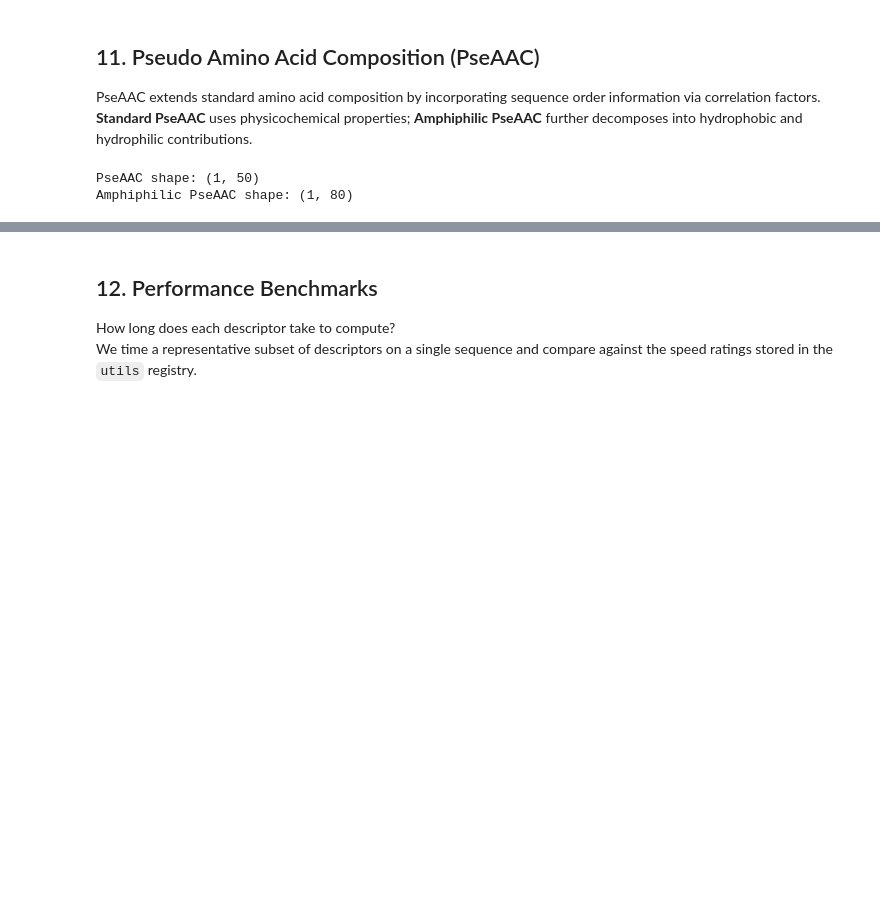
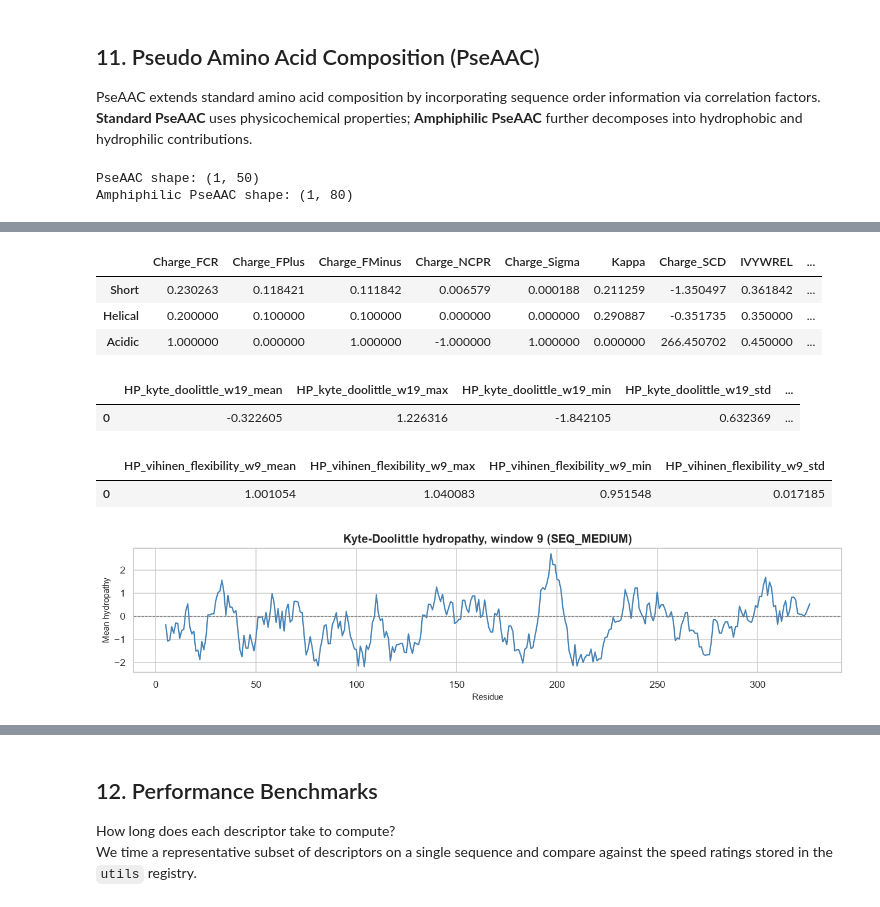
Before and after one commit to amckenna41/protPy, a Jupyter notebook: examples/protpy_tutorial.ipynb, the cells around one changed output, grey strips where cells are left out. Drawn from its saved outputs; the diff is of its cells as text; code cells hidden in the pictures; blank space fills up the shorter version.

```diff
--- a/examples/protpy_tutorial.ipynb
+++ b/examples/protpy_tutorial.ipynb
@@ -507,0 +490,34 @@ plt.show()
+# %%
+charge = pd.concat([pd.concat([protpy.charge_fractions(s), protpy.kappa(s),
+                                protpy.sequence_charge_decoration(s), protpy.thermostability_indices(s)], axis=1)
+                    for s in SEQUENCES.values()], ignore_index=True)
+charge.index = list(SEQUENCES)
+charge   #kappa is NaN for a sequence with no positive or no negative residues
+# %% [output]
+|  | Charge_FCR | Charge_FPlus | Charge_FMinus | Charge_NCPR | Charge_Sigma | Kappa | Charge_SCD | IVYWREL | ... |
+| Short | 0.230263 | 0.118421 | 0.111842 | 0.006579 | 0.000188 | 0.211259 | -1.350497 | 0.361842 | ... |
+| Helical | 0.200000 | 0.100000 | 0.100000 | 0.000000 | 0.000000 | 0.290887 | -0.351735 | 0.350000 | ... |
+| Acidic | 1.000000 | 0.000000 | 1.000000 | -1.000000 | 1.000000 | 0.000000 | 266.450702 | 0.450000 | ... |
+# %%
+# ── Sliding-window hydrophobicity profile ────────────────────────────────────
+display(protpy.hydrophobicity_profile(SEQ_MEDIUM, window=19, threshold=1.6, segments=True))
+display(protpy.hydrophobicity_profile(SEQ_MEDIUM, scale="vihinen_flexibility", window=9, edge=0.25))
+
+from protpy._helpers import _scale_values
+kd = _scale_values("kyte_doolittle")
+w = 9
+profile = np.convolve([kd[a] for a in SEQ_MEDIUM], np.ones(w) / w, mode="valid")
+fig, ax = plt.subplots(figsize=(12, 3))
+ax.plot(np.arange(w // 2 + 1, len(profile) + w // 2 + 1), profile, color="steelblue")
+ax.axhline(0, color="grey", linewidth=0.8, linestyle="--")
+ax.set_title("Kyte-Doolittle hydropathy, window 9 (SEQ_MEDIUM)", fontsize=13, fontweight="bold")
+ax.set_xlabel("Residue")
+ax.set_ylabel("Mean hydropathy")
+plt.tight_layout()
+plt.show()
+# %% [output]
+|  | HP_kyte_doolittle_w19_mean | HP_kyte_doolittle_w19_max | HP_kyte_doolittle_w19_min | HP_kyte_doolittle_w19_std | ... |
+| 0 | -0.322605 | 1.226316 | -1.842105 | 0.632369 | ... |
+|  | HP_vihinen_flexibility_w9_mean | HP_vihinen_flexibility_w9_max | HP_vihinen_flexibility_w9_min | HP_vihinen_flexibility_w9_std |
+| 0 | 1.001054 | 1.040083 | 0.951548 | 0.017185 |
+[figure, added]
```
Also changed, not shown: parts of 56 cells of this notebook, 59 other files.
